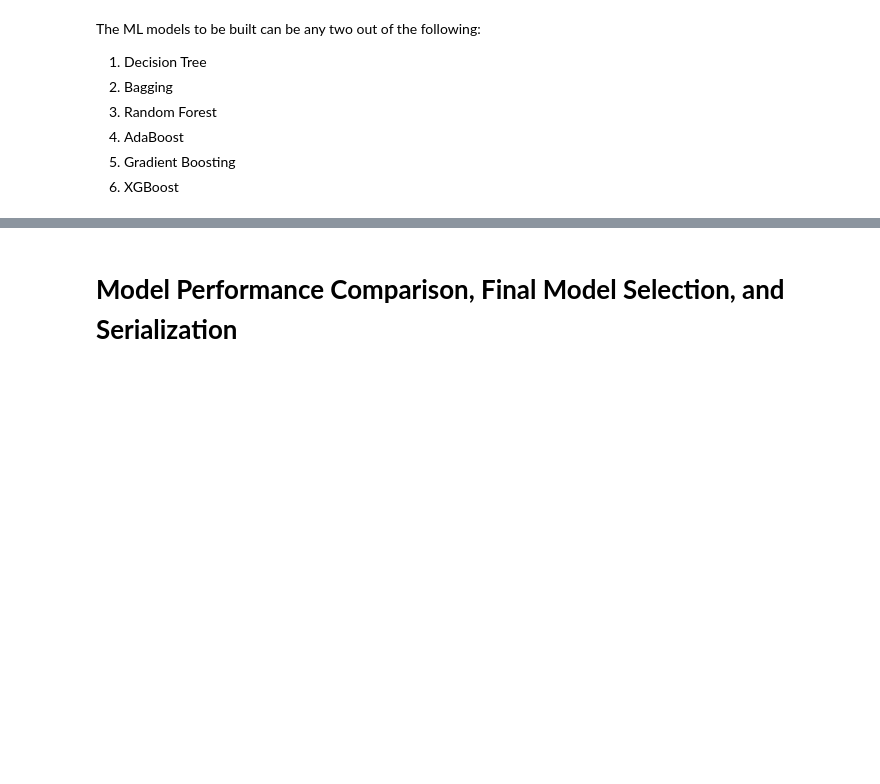
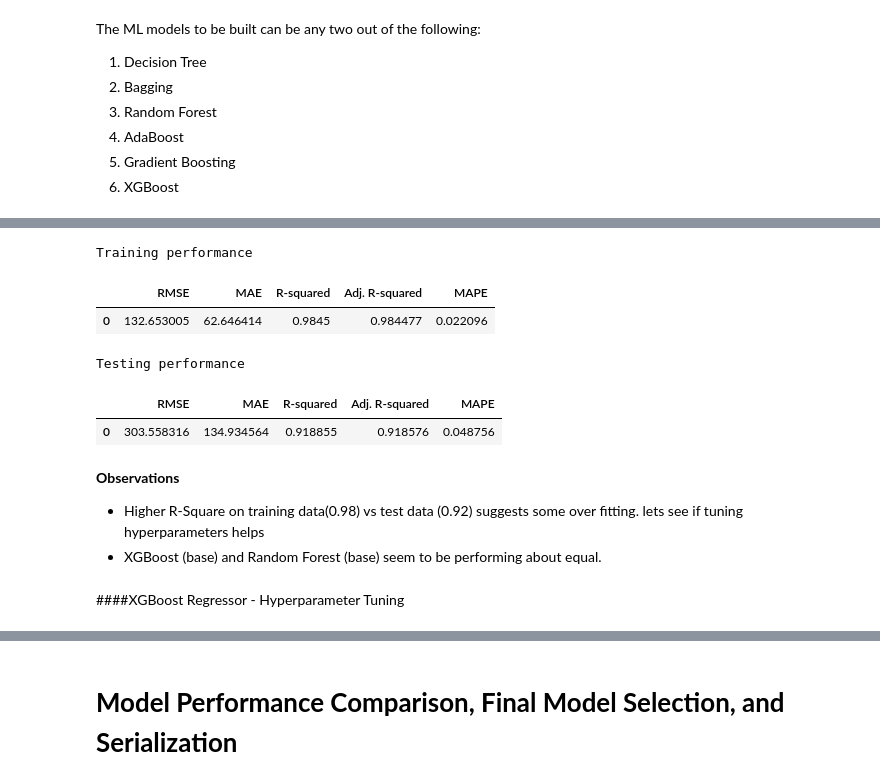
Before and after one commit to uday-d4/UTAI_SuperKArt, a Jupyter notebook: SuperKart_Model_Deployment_Notebook.ipynb, the cells around one changed output, grey strips where cells are left out. Drawn from its saved outputs; the diff is of its cells as text; code cells hidden in the pictures; blank space fills up the shorter version.

```diff
--- a/SuperKart_Model_Deployment_Notebook.ipynb
+++ b/SuperKart_Model_Deployment_Notebook.ipynb
@@ -1210,0 +1336,9 @@ The ML models to be built can be any two out of the following:
+# %%
+# Define base XGBoost model
+xgb_model = XGBRegressor(random_state=42)
+# %%
+# Create pipeline with preprocessing and XGBoost model
+xgb_pipeline = make_pipeline(preprocessor, xgb_model)
+# %%
+# Train the model pipeline on the training data
+xgb_pipeline.fit(X_train, y_train)
@@ -1210,0 +1363,24 @@ The ML models to be built can be any two out of the following:
+# %%
+xgb_estimator_model_train_perf = model_performance_regression(xgb_pipeline, X_train, y_train)
+print("Training performance \n")
+xgb_estimator_model_train_perf
+# %% [output]
+Training performance
+|  | RMSE | MAE | R-squared | Adj. R-squared | MAPE |
+| 0 | 132.653005 | 62.646414 | 0.9845 | 0.984477 | 0.022096 |
+# %%
+xgb_estimator_model_test_perf = model_performance_regression(xgb_pipeline, X_test,y_test)
+print("Testing performance \n")
+xgb_estimator_model_test_perf
+# %% [output]
+Testing performance
+|  | RMSE | MAE | R-squared | Adj. R-squared | MAPE |
+| 0 | 303.558316 | 134.934564 | 0.918855 | 0.918576 | 0.048756 |
+# %% [markdown]
+
+**Observations**
+
+* Higher R-Square on training data(0.98) vs test data (0.92) suggests some over fitting. lets see if tuning hyperparameters helps
+* XGBoost (base) and Random Forest (base) seem to be performing about equal.
+# %% [markdown]
+####XGBoost Regressor - Hyperparameter Tuning
```
Also changed, not shown: parts of 31 cells of this notebook.
